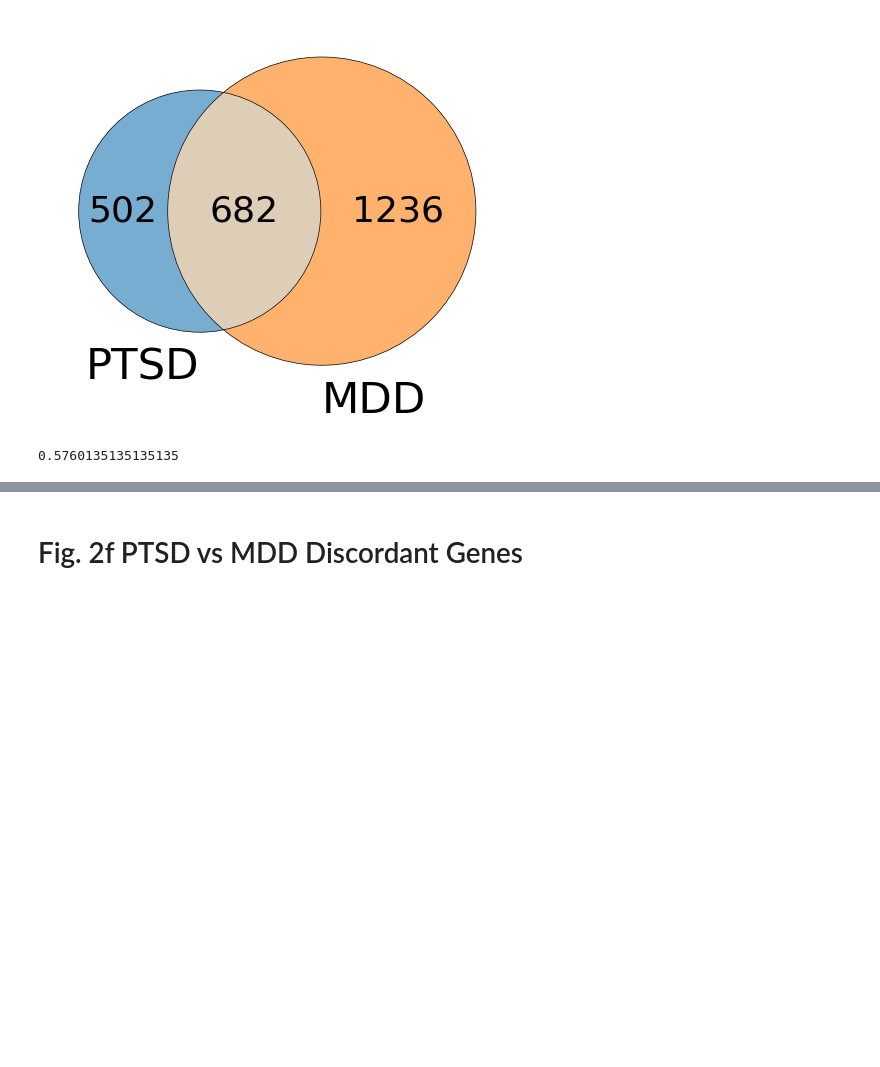
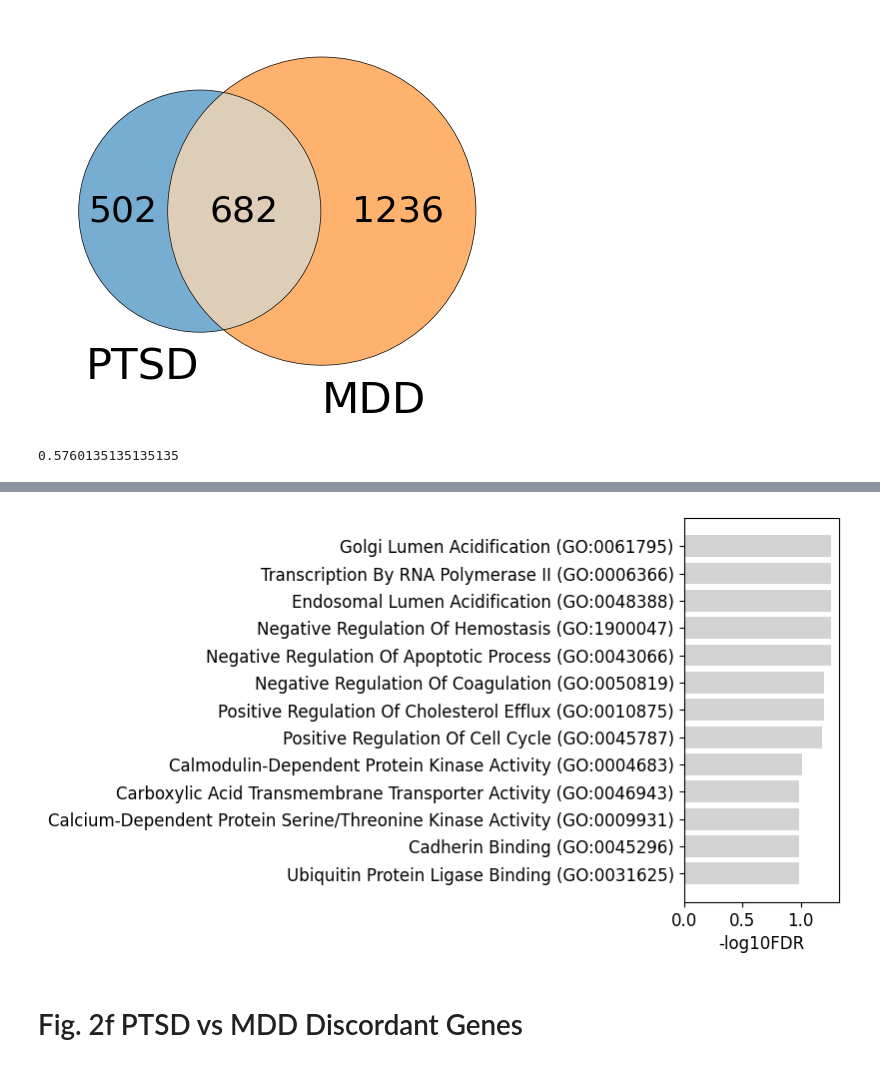
Before and after one commit to mjgirgenti/PTSDsnDLPFC, a Jupyter notebook: notebooks/fig2_RNA.ipynb, the cells around one changed output, grey strips where cells are left out. Saved outputs shown, nothing was run; the diff lists cells and outputs as text; code cells hidden in the pictures; blank space fills up the shorter version.

```diff
--- a/notebooks/fig2_RNA.ipynb
+++ b/notebooks/fig2_RNA.ipynb
@@ -339,0 +342,7 @@ plt.savefig('/home/ah2428/palmer_scratch/figs/fig2/ptsd_mdd_venn.pdf',bbox_inche
+# %%
+df = pd.read_csv('/home/ah2428/ShareZhangLab/PTSD/RNA/GO_tables/Supp_Data_Table_20_502_PTSD_specific_GO.txt',sep='\t')
+# %%
+df['-log10FDR'] = -np.log10(df['Adjusted.P.value'])
+df = df.sort_values('-log10FDR',ascending=False)
+# %%
+df = df[:13]
@@ -340,3 +366,16 @@ plt.savefig('/home/ah2428/palmer_scratch/figs/fig2/ptsd_mdd_venn.pdf',bbox_inche
+# %%
+plt.rcParams['pdf.fonttype'] = 42
+plt.rcParams['ps.fonttype'] = 42
+plt.rcParams['font.size']='12'
+fig, ax = plt.subplots(figsize=(2,5))
+
+terms = df.Term.values
+terms = terms[::-1]
+plt.barh(terms,df['-log10FDR'][::-1],color='lightgray')
+plt.xlabel('-log10FDR')
+plt.savefig('/home/ah2428/502_GO.pdf',bbox_inches='tight',dpi=300)
+# %% [output]
+[figure, added]
 # %% [markdown]
 # Fig. 2f PTSD vs MDD Discordant Genes
 # %%
```
Also changed, not shown: parts of 2 cells of this notebook, 1 other file.
